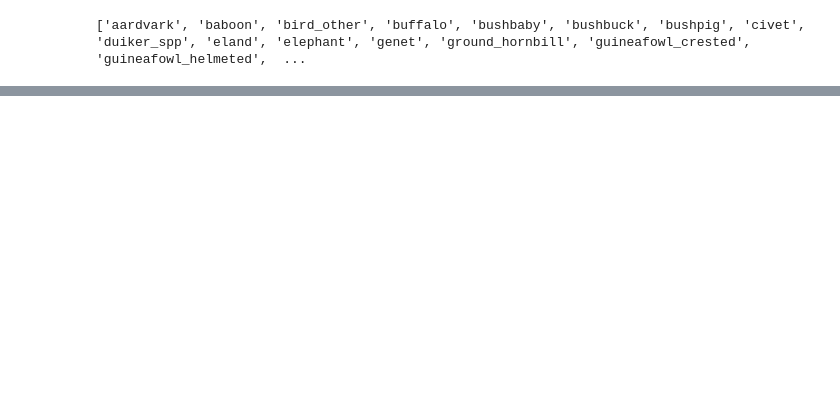
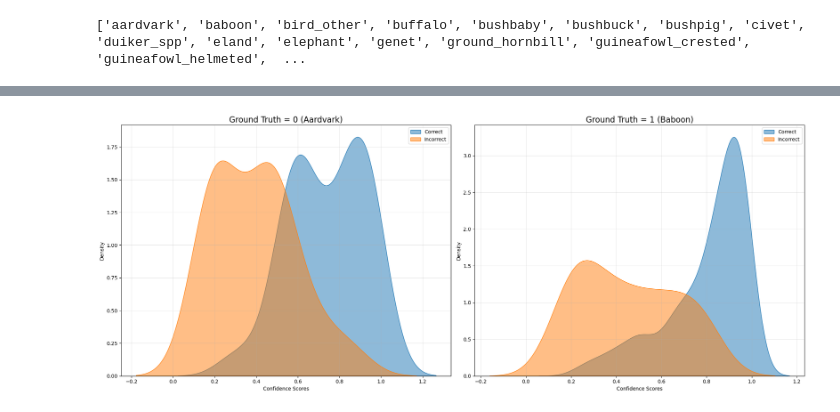
Before and after one commit to klg-2016/ct_classifier, a Jupyter notebook: ct_classifier/plot_results.ipynb, the cells around one changed output, grey strips where cells are left out. Cells and saved outputs as stored; diff of their text form; code cells hidden in the pictures; blank space fills up the shorter version.

Commit message:
working on confusion matrix and histograms

```diff
--- a/ct_classifier/plot_results.ipynb
+++ b/ct_classifier/plot_results.ipynb
@@ -60,0 +110,36 @@ plt.show()
+# %%
+#okay I would like to create a histogram, this is code from Talen
+#my df is the same setup as his
+#there's something about this that Peter recommends changing, he's thinking about it
+#this code writes density plots
+
+# Create figure with two panels (1-row, 2-columns)
+fig, (ax1, ax2) = plt.subplots(1, 2, figsize=(20, 8))
+
+# Panel 1: ground_truth = 0 [let's try for category 0 - baboons - just to start]
+data_gt0 = df[df['true'] == 0]
+correct_gt0 = data_gt0[data_gt0['true'] == data_gt0['pred']]['conf']
+incorrect_gt0 = data_gt0[data_gt0['true'] != data_gt0['pred']]['conf']
+sns.kdeplot(data=correct_gt0, fill=True, alpha=0.5, label='Correct', ax=ax1)
+sns.kdeplot(data=incorrect_gt0, fill=True, alpha=0.5, label='Incorrect', ax=ax1)
+ax1.set_title('Ground Truth = 0 (Aardvark)', fontsize=16)
+ax1.set_xlabel('Confidence Scores')
+ax1.set_ylabel('Density')
+ax1.grid(True, alpha=0.3)
+ax1.legend()
+
+#  Panel 2: ground_truth = 1 [and let's try for category 1 just to start]
+data_gt1 = df[df['true'] == 1]
+correct_gt1 = data_gt1[data_gt1['true'] == data_gt1['pred']]['conf']
+incorrect_gt1 = data_gt1[data_gt1['true'] != data_gt1['pred']]['conf']
+sns.kdeplot(data=correct_gt1, fill=True, alpha=0.5, label='Correct', ax=ax2)
+sns.kdeplot(data=incorrect_gt1, fill=True, alpha=0.5, label='Incorrect', ax=ax2)
+ax2.set_title('Ground Truth = 1 (Baboon)', fontsize=16)
+ax2.set_xlabel('Confidence Scores')
+ax2.set_ylabel('Density')
+ax2.grid(True, alpha=0.3)
+ax2.legend()
+plt.tight_layout()
+plt.show()
+# %% [output]
+[figure, added]
```
Also changed, not shown: parts of 9 cells of this notebook.
